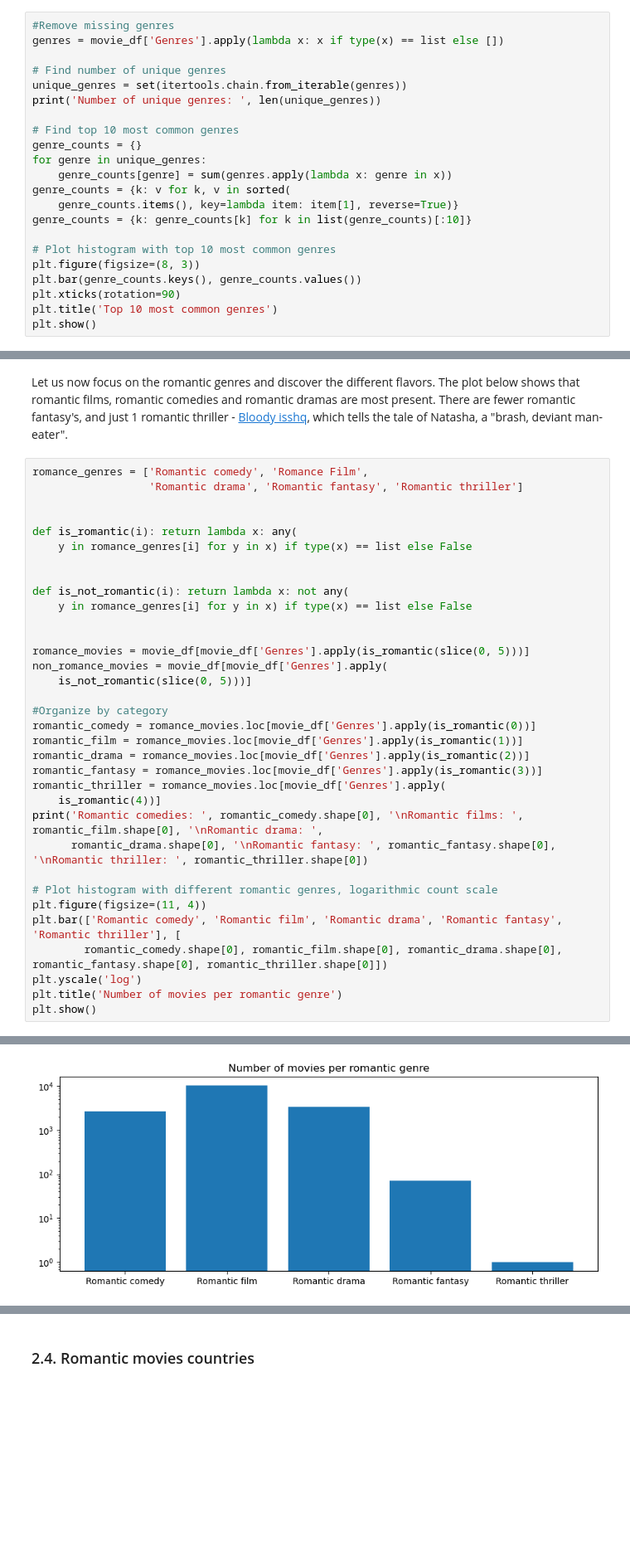
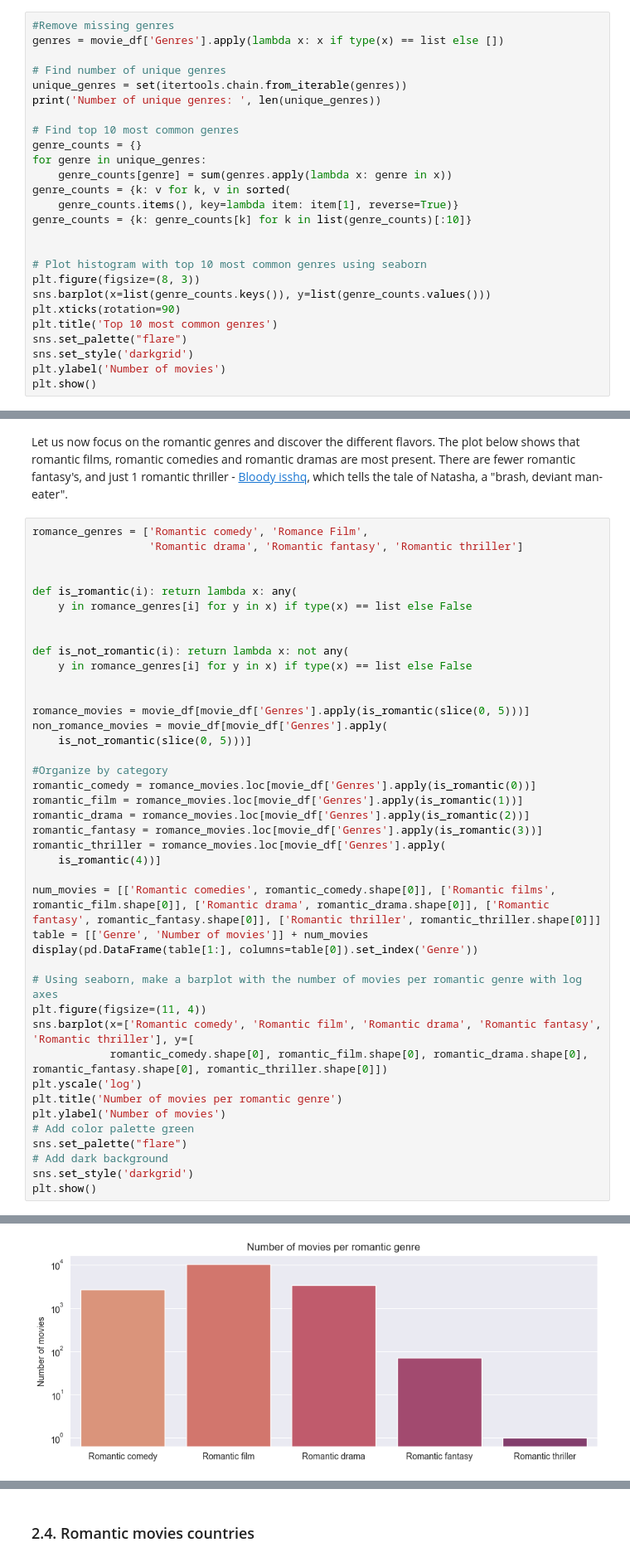
Before and after one commit to epfl-ada/ada-2022-project-toestewbrr, a Jupyter notebook: general_analysis.ipynb, the cells around one changed output, grey strips where cells are left out. Shown at 83% size. Drawn from its saved outputs; the diff is of its cells as text; blank space fills up the shorter version.

```diff
--- a/general_analysis.ipynb
+++ b/general_analysis.ipynb
@@ -184,11 +188,15 @@ genre_counts = {k: v for k, v in sorted(
     genre_counts.items(), key=lambda item: item[1], reverse=True)}
 genre_counts = {k: genre_counts[k] for k in list(genre_counts)[:10]}
 
-# Plot histogram with top 10 most common genres
+
+# Plot histogram with top 10 most common genres using seaborn
 plt.figure(figsize=(8, 3))
-plt.bar(genre_counts.keys(), genre_counts.values())
+sns.barplot(x=list(genre_counts.keys()), y=list(genre_counts.values()))
 plt.xticks(rotation=90)
 plt.title('Top 10 most common genres')
+sns.set_palette("flare")
+sns.set_style('darkgrid')
+plt.ylabel('Number of movies')
 plt.show()
 # %% [output]
 Number of unique genres:  363
@@ -219,14 +227,21 @@ romantic_drama = romance_movies.loc[movie_df['Genres'].apply(is_romantic(2))]
 romantic_fantasy = romance_movies.loc[movie_df['Genres'].apply(is_romantic(3))]
 romantic_thriller = romance_movies.loc[movie_df['Genres'].apply(
     is_romantic(4))]
-print('Romantic comedies: ', romantic_comedy.shape[0], '\nRomantic films: ', romantic_film.shape[0], '\nRomantic drama: ',
-      romantic_drama.shape[0], '\nRomantic fantasy: ', romantic_fantasy.shape[0], '\nRomantic thriller: ', romantic_thriller.shape[0])
 
-# Plot histogram with different romantic genres, logarithmic count scale
+num_movies = [['Romantic comedies', romantic_comedy.shape[0]], ['Romantic films', romantic_film.shape[0]], ['Romantic drama', romantic_drama.shape[0]], ['Romantic fantasy', romantic_fantasy.shape[0]], ['Romantic thriller', romantic_thriller.shape[0]]]
+table = [['Genre', 'Number of movies']] + num_movies
+display(pd.DataFrame(table[1:], columns=table[0]).set_index('Genre'))
+
+# Using seaborn, make a barplot with the number of movies per romantic genre with log axes
 plt.figure(figsize=(11, 4))
-plt.bar(['Romantic comedy', 'Romantic film', 'Romantic drama', 'Romantic fantasy', 'Romantic thriller'], [
-        romantic_comedy.shape[0], romantic_film.shape[0], romantic_drama.shape[0], romantic_fantasy.shape[0], romantic_thriller.shape[0]])
+sns.barplot(x=['Romantic comedy', 'Romantic film', 'Romantic drama', 'Romantic fantasy', 'Romantic thriller'], y=[
+            romantic_comedy.shape[0], romantic_film.shape[0], romantic_drama.shape[0], romantic_fantasy.shape[0], romantic_thriller.shape[0]])
 plt.yscale('log')
 plt.title('Number of movies per romantic genre')
+plt.ylabel('Number of movies')
+# Add color palette green
+sns.set_palette("flare")
+# Add dark background
+sns.set_style('darkgrid')
 plt.show()
 # %% [output]
@@ -238,4 +255,4 @@ Romantic thriller:  1
-[figure, old version]
+[figure, new version]
 # %% [markdown]
 **Frequent itemset mining introduction**
 
```
Also changed, not shown: parts of 16 cells of this notebook.
